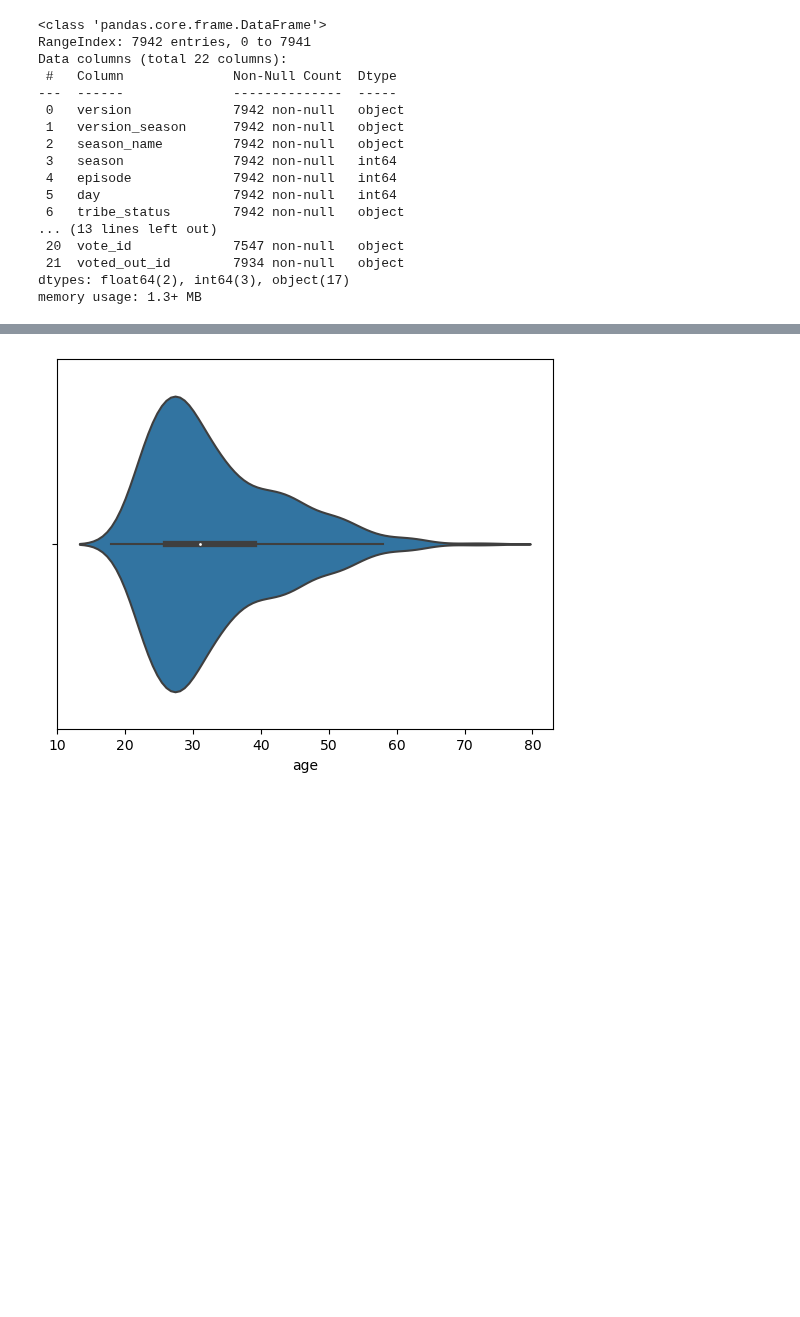
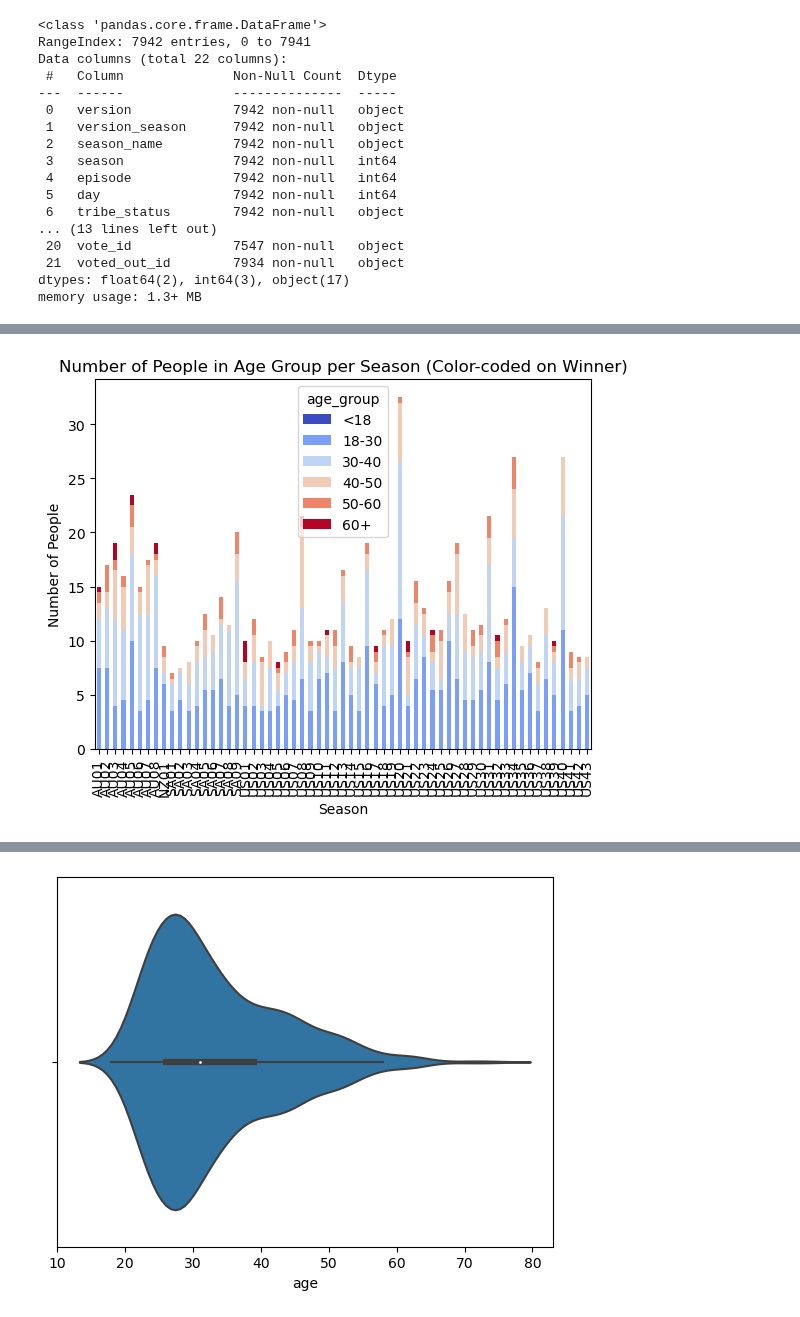
Before and after one commit to DotSumWedge/SurvivorAnalysis, a Jupyter notebook: SurvivorNB.ipynb, the cells around one changed output, grey strips where cells are left out. Saved outputs shown, nothing was run; the diff lists cells and outputs as text; code cells hidden in the pictures; blank space fills up the shorter version.

```diff
--- a/SurvivorNB.ipynb
+++ b/SurvivorNB.ipynb
@@ -339,0 +492,9 @@ Name: vote, dtype: int64
+# %%
+# Create age group bins to represent different age groups
+# Define the age groups and corresponding labels
+age_bins = [0, 18, 30, 40, 50, 60, float('inf')]
+age_labels = ['<18', '18-30', '30-40', '40-50', '50-60', '60+']
+
+# create new column age_group with age groups based on age
+merged_df['age_group'] = pd.cut(merged_df['age'], bins=age_bins, labels = age_labels, right=False)
+print(merged_df)
@@ -339,0 +516,19 @@ Name: vote, dtype: int64
+# %%
+# Group the DataFrame by 'Season', 'AgeGroup', and 'IsWinner', and calculate the count
+grouped_df = merged_df.groupby(['version_season', 'age_group', 'IsWinner']).size().reset_index(name='Count')
+
+# Pivot the data to have age groups as columns
+pivot_df = grouped_df.pivot_table(index='version_season', columns='age_group', values='Count', fill_value=0)
+
+# Plot the number of people in each age group per season, color-coded based on winner status
+ax = pivot_df.plot(kind='bar', stacked=True, colormap='coolwarm')
+
+# Set plot labels and title
+ax.set_xlabel('Season')
+ax.set_ylabel('Number of People')
+ax.set_title('Number of People in Age Group per Season (Color-coded on Winner)')
+
+# Show the plot
+plt.show()
+# %% [output]
+[figure, added]
```
Also changed, not shown: parts of 22 cells of this notebook.
